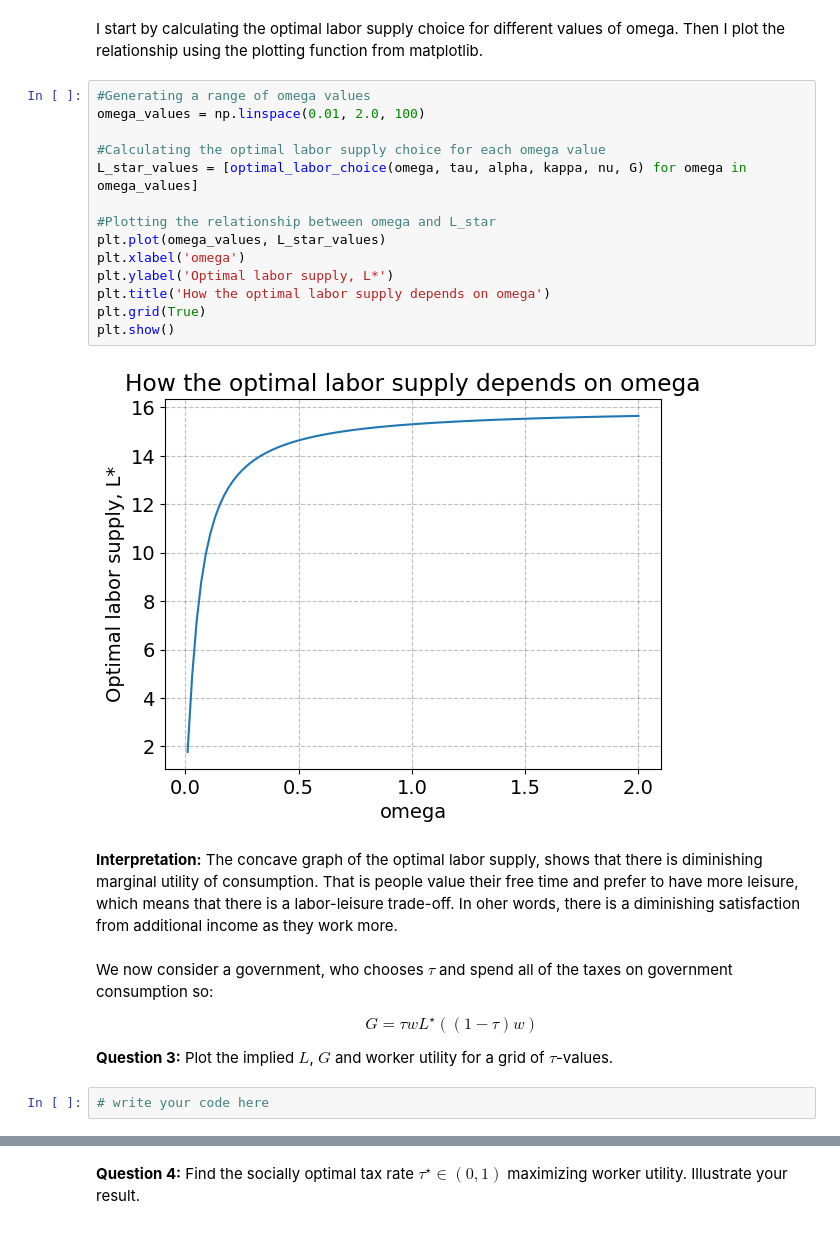
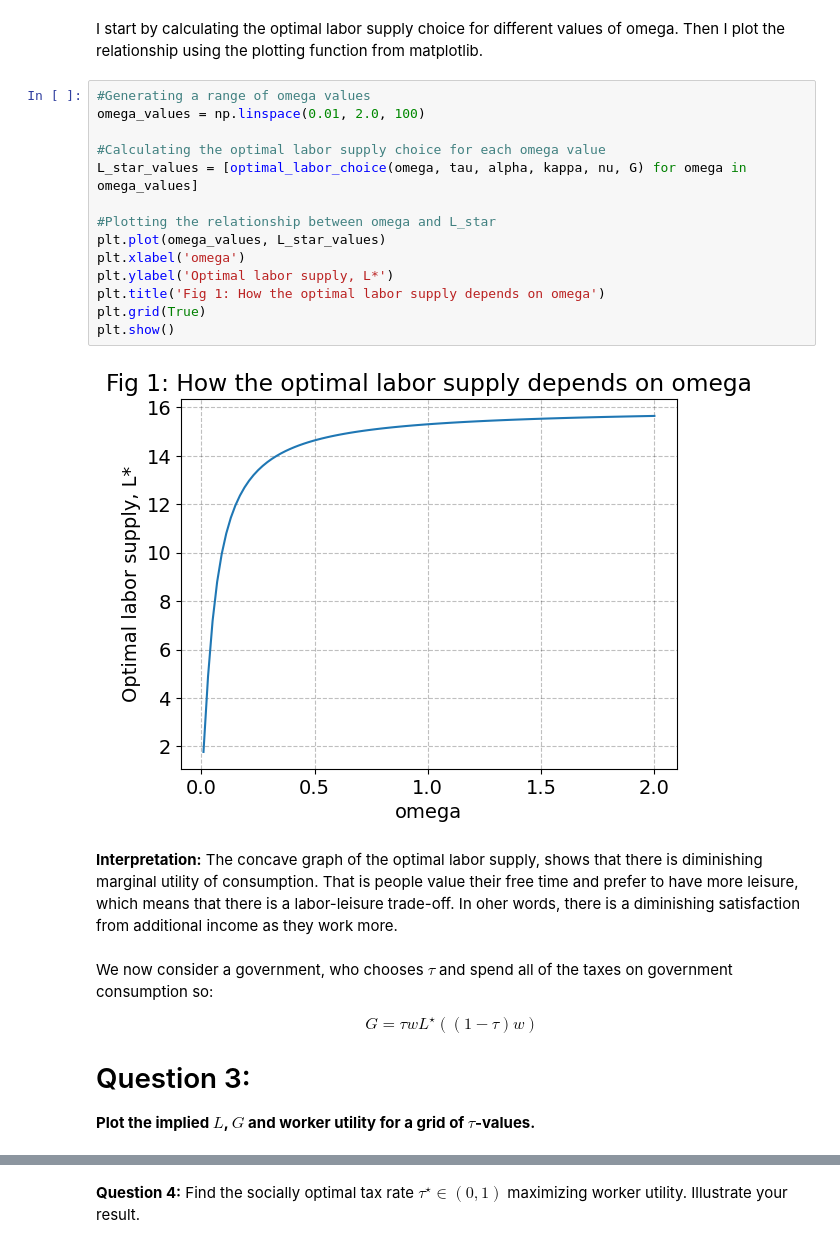
Before and after one commit to NumEconCopenhagen/projects-2023-lnp953, a Jupyter notebook: examproject/Exam-2023-notebook.ipynb, the cells around one changed output, grey strips where cells are left out. Cells and saved outputs as stored; diff of their text form.

```diff
--- a/examproject/Exam-2023-notebook.ipynb
+++ b/examproject/Exam-2023-notebook.ipynb
@@ -133,19 +133,19 @@ I start by calculating the optimal labor supply choice for different values of o
 # %%
 #Generating a range of omega values
 omega_values = np.linspace(0.01, 2.0, 100)
 
 #Calculating the optimal labor supply choice for each omega value
 L_star_values = [optimal_labor_choice(omega, tau, alpha, kappa, nu, G) for omega in omega_values]
 
 #Plotting the relationship between omega and L_star
 plt.plot(omega_values, L_star_values)
 plt.xlabel('omega')
 plt.ylabel('Optimal labor supply, L*')
-plt.title('How the optimal labor supply depends on omega')
+plt.title('Fig 1: How the optimal labor supply depends on omega')
 plt.grid(True)
 plt.show()
 # %% [output]
-[figure, old version]
+[figure, new version]
 # %% [markdown]
 **Interpretation:** The concave graph of the optimal labor supply, shows that there is diminishing marginal utility of consumption. That is people value their free time and prefer to have more leisure, which means that there is a labor-leisure trade-off. In oher words, there is a diminishing satisfaction from additional income as they work more.
 # %% [markdown]
@@ -156,6 +156,5 @@ $$
 G = \tau w L^{\star}((1-\tau)w)
 $$
 
-**Question 3:** Plot the implied $L$, $G$ and worker utility for a grid of $\tau$-values.
+# Question 3:
+**Plot the implied $L$, $G$ and worker utility for a grid of $\tau$-values.**
-# %%
-# write your code here
```
Also changed, not shown: parts of 3 cells of this notebook.
